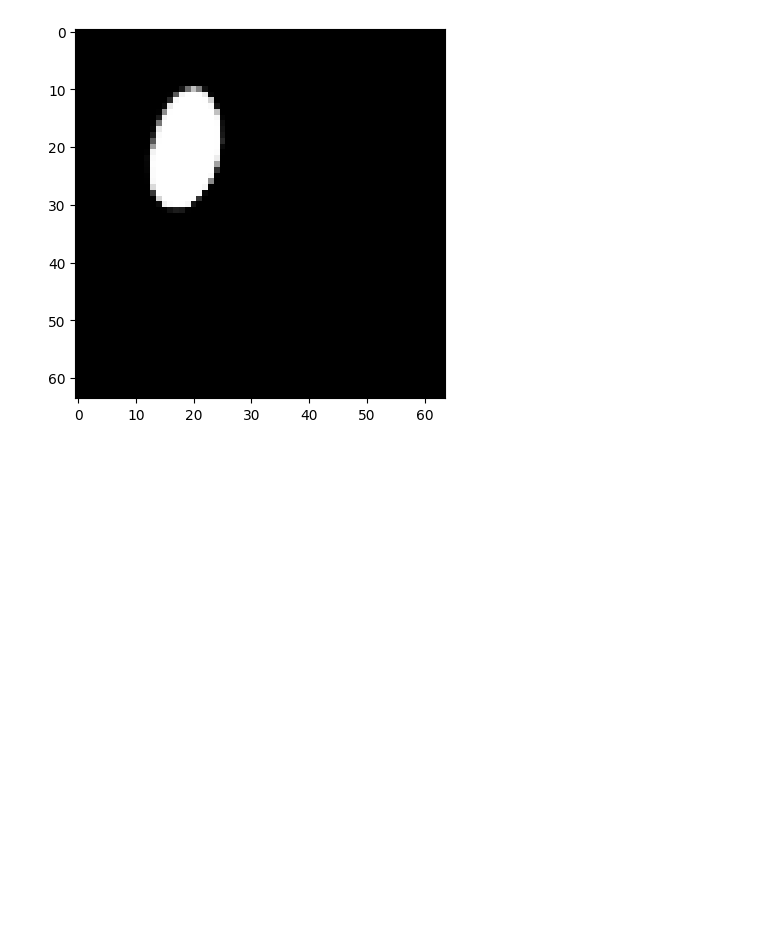
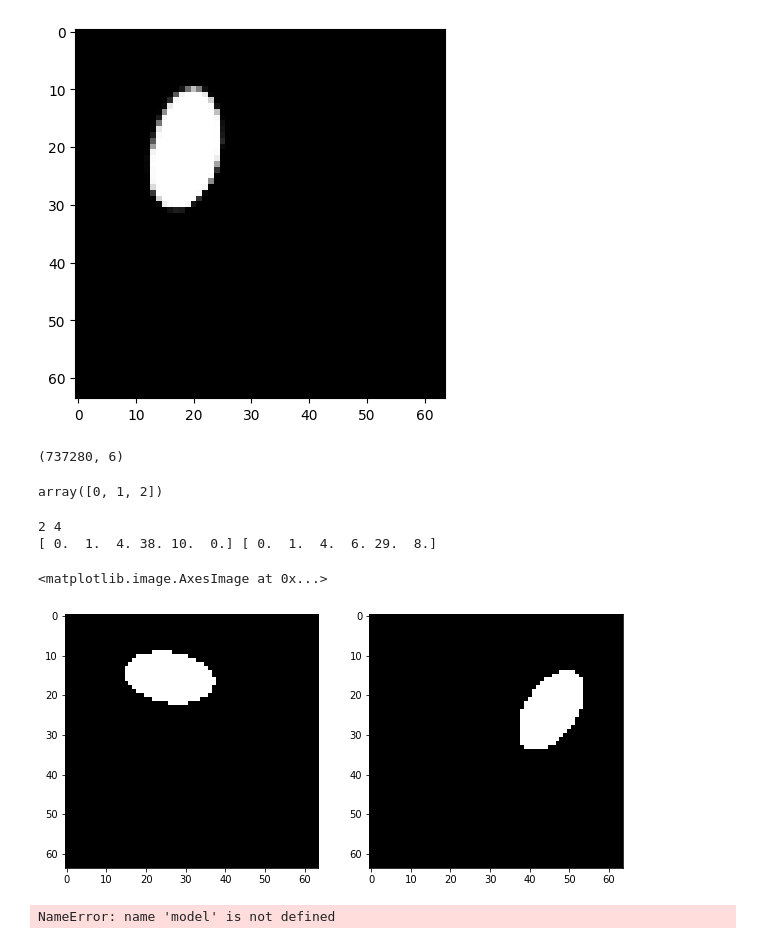
Before and after one commit to teddyalexandre/DELIRES-VAE-Disentanglement, a Jupyter notebook: code/betavae.ipynb, the cells around one changed output. Cells and saved outputs as stored; diff of their text form; code cells hidden in the pictures; blank space fills up the shorter version.

```diff
--- a/code/betavae.ipynb
+++ b/code/betavae.ipynb
@@ -275,0 +280,71 @@ plt.imshow(recon_batch[0].squeeze().cpu().detach().numpy(), cmap='Greys_r')
+# %%
+latents_classes.shape
+# %% [output]
+(737280, 6)
+# %%
+np.unique(latents_classes[:, 1])
+# %% [output]
+array([0, 1, 2])
+# %%
+# Choose a factor uniformly at random
+latent_factor_idx = np.random.randint(0, 6)
+latent_factor_fixed = np.random.choice(np.unique(latents_classes[:, latent_factor_idx]))
+
+v_1 = np.zeros(6)
+v_2 = np.zeros(6)
+
+v_1[latent_factor_idx] = latent_factor_fixed
+v_2[latent_factor_idx] = latent_factor_fixed
+
+print(latent_factor_idx, latent_factor_fixed)
+
+for i in range(6):
+    if i != latent_factor_idx:
+        v_1[i] = np.random.choice(np.unique(latents_classes[:, i]))
+        v_2[i] = np.random.choice(np.unique(latents_classes[:, i]))
+
+print(v_1, v_2)
+
+# find images with the chosen factors
+
+def find_images(latents_classes, v):
+    idx = np.where((latents_classes == v).all(axis=1))[0]
+    return idx
+
+idx_1 = find_images(latents_classes, v_1)
+idx_2 = find_images(latents_classes, v_2)
+
+idx_1, idx_2
+
+# get the images
+
+imgs_1 = imgs[idx_1]
+imgs_2 = imgs[idx_2]
+# %% [output]
+2 4
+[ 0.  1.  4. 38. 10.  0.] [ 0.  1.  4.  6. 29.  8.]
+# %%
+# visualize the images
+
+plt.figure(figsize=(10, 5))
+plt.subplot(1, 2, 1)
+plt.imshow(imgs_1[0], cmap='gray')
+
+plt.subplot(1, 2, 2)
+plt.imshow(imgs_2[0], cmap='gray')
+# %% [output]
+<matplotlib.image.AxesImage at 0x...>
+[figure, added]
+# %%
+# get the mean and logvar of the images
+
+model.eval()
+
+z_1, _ = model.encoder(torch.tensor(imgs_1, dtype=float).view(1, 1, 64, 64).to(device))
+z_2, _ = model.encoder(torch.tensor(imgs_2, dtype=float).view(1, 1, 64, 64).to(device))
+
+print(z_1, z_2)
+
+z_diff = torch.abs(z_1 - z_2)
+# %% [output]
+NameError: name 'model' is not defined
```
Also changed, not shown: parts of 4 cells of this notebook.
